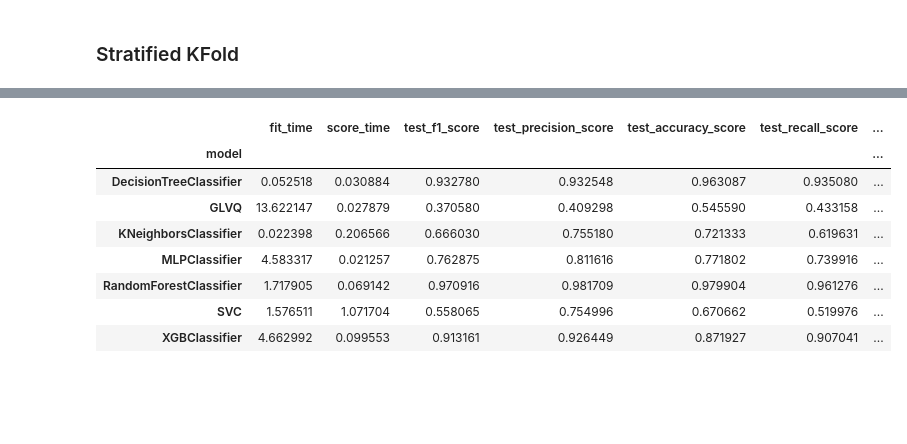
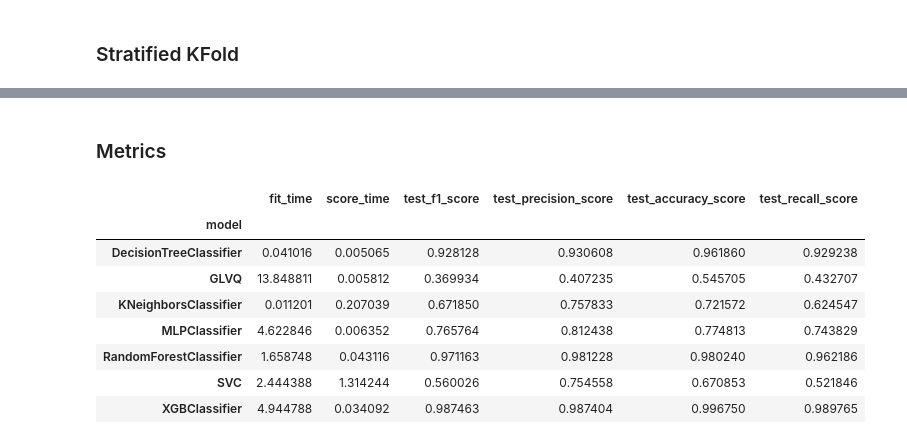
Before and after one commit to MatheusRDG/machine_learning_ufpe_2023_2, a Jupyter notebook: notebooks/03_modeling.ipynb, the cells around one changed output, grey strips where cells are left out. Cells and saved outputs as stored; diff of their text form; code cells hidden in the pictures; blank space fills up the shorter version.

```diff
--- a/notebooks/03_modeling.ipynb
+++ b/notebooks/03_modeling.ipynb
@@ -87,9 +103,9 @@ y_train = ds_train.iloc[:, -1]
 X_test = ds_test.iloc[:, :-1]
 y_test = ds_test.iloc[:, -1]
 
-# label_encoder = LabelEncoder().fit(y_train)
-# y_train = label_encoder.transform(y_train)
-# y_test = label_encoder.transform(y_test)
+label_encoder = LabelEncoder().fit(y_train)
+y_train = label_encoder.transform(y_train)
+y_test = label_encoder.transform(y_test)
 # %% [markdown]
 #### Training - Baseline
 # %%
@@ -142,15 +157,15 @@ models_results
 # %%
 from sklearn.model_selection import StratifiedKFold, cross_validate
 from sklearn.pipeline import Pipeline
-from sklearn.preprocessing import StandardScaler
-
+from sklearn.preprocessing import StandardScaler, LabelEncoder
 
 def stratified_cross_val(model_list, data, n_folds=30, n_splits=10):
     model_results = {type(model).__name__: [] for model in model_list}
 
     cv = StratifiedKFold(n_splits=n_splits, shuffle=True)
 
-    X, y = data.iloc[:, :-1], data.iloc[:, -1]
+    X = data.iloc[:, :-1]
+    y = LabelEncoder().fit_transform(data.iloc[:, -1])
 
     for model in model_list:
         pipeline = Pipeline(
@@ -179,6 +194,7 @@ def stratified_cross_val(model_list, data, n_folds=30, n_splits=10):
     return model_results
 
 
+
 def model_results_to_df(model_results):
     res_final = pd.DataFrame(
         columns=[
@@ -221,12 +246,14 @@ stratified_crossval_results = model_results_to_df(
+# %% [markdown]
+### Metrics
 # %%
-stratified_crossval_results.groupby("model").mean()
+stratified_crossval_results.groupby("model").mean(numeric_only=True).style
 # %% [output]
-|  | fit_time | score_time | test_f1_score | test_precision_score | test_accuracy_score | test_recall_score | ... |
-| model |  |  |  |  |  |  | ... |
-| DecisionTreeClassifier | 0.052518 | 0.030884 | 0.932780 | 0.932548 | 0.963087 | 0.935080 | ... |
-| GLVQ | 13.622147 | 0.027879 | 0.370580 | 0.409298 | 0.545590 | 0.433158 | ... |
-| KNeighborsClassifier | 0.022398 | 0.206566 | 0.666030 | 0.755180 | 0.721333 | 0.619631 | ... |
-| MLPClassifier | 4.583317 | 0.021257 | 0.762875 | 0.811616 | 0.771802 | 0.739916 | ... |
-| RandomForestClassifier | 1.717905 | 0.069142 | 0.970916 | 0.981709 | 0.979904 | 0.961276 | ... |
-| SVC | 1.576511 | 1.071704 | 0.558065 | 0.754996 | 0.670662 | 0.519976 | ... |
-| XGBClassifier | 4.662992 | 0.099553 | 0.913161 | 0.926449 | 0.871927 | 0.907041 | ... |
+|  | fit_time | score_time | test_f1_score | test_precision_score | test_accuracy_score | test_recall_score |
+| model |  |  |  |  |  |  |
+| DecisionTreeClassifier | 0.041016 | 0.005065 | 0.928128 | 0.930608 | 0.961860 | 0.929238 |
+| GLVQ | 13.848811 | 0.005812 | 0.369934 | 0.407235 | 0.545705 | 0.432707 |
+| KNeighborsClassifier | 0.011201 | 0.207039 | 0.671850 | 0.757833 | 0.721572 | 0.624547 |
+| MLPClassifier | 4.622846 | 0.006352 | 0.765764 | 0.812438 | 0.774813 | 0.743829 |
+| RandomForestClassifier | 1.658748 | 0.043116 | 0.971163 | 0.981228 | 0.980240 | 0.962186 |
+| SVC | 2.444388 | 1.314244 | 0.560026 | 0.754558 | 0.670853 | 0.521846 |
+| XGBClassifier | 4.944788 | 0.034092 | 0.987463 | 0.987404 | 0.996750 | 0.989765 |
```
Also changed, not shown: parts of 14 cells of this notebook.
